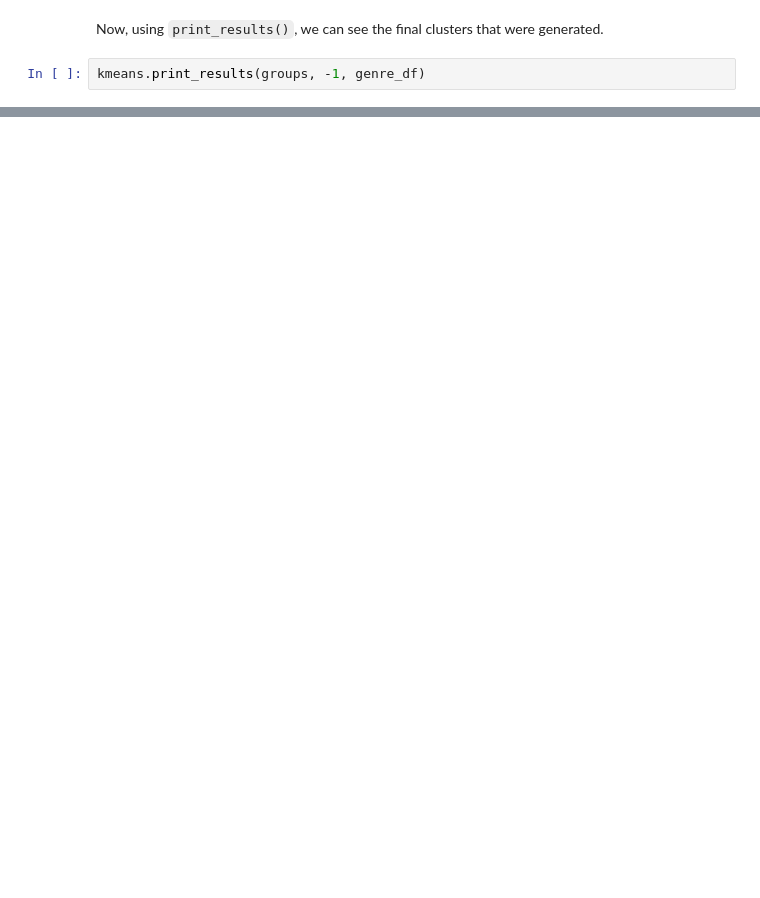
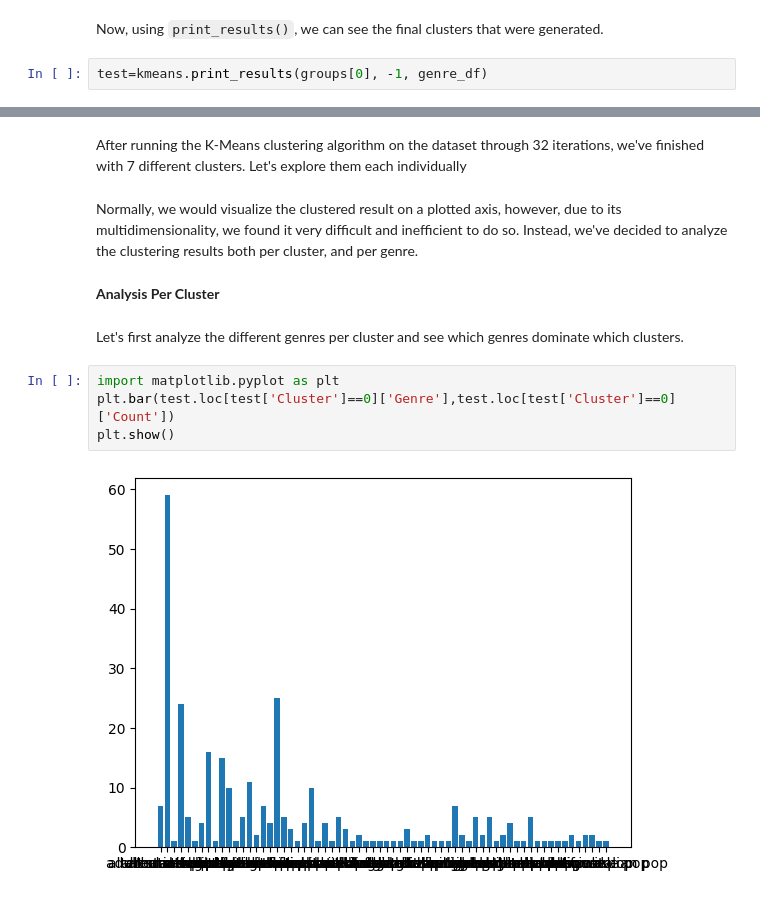
Before and after one commit to JarrettTo/CSMODEL, a Jupyter notebook: CSMODEL-Project-X23-Group7.zip.ipynb, the cells around one changed output, grey strips where cells are left out. Drawn from its saved outputs; the diff is of its cells as text; blank space fills up the shorter version.

Commit message:
added summary of clustering results

```diff
--- a/CSMODEL-Project-X23-Group7.zip.ipynb
+++ b/CSMODEL-Project-X23-Group7.zip.ipynb
@@ -340,4 +765,4 @@ groups = kmeans.train(genre_df, 300)
 # %% [markdown]
 Now, using `print_results()`, we can see the final clusters that were generated.
 # %%
-kmeans.print_results(groups, -1, genre_df)
+test=kmeans.print_results(groups[0], -1, genre_df)
@@ -343,0 +906,14 @@ kmeans.print_results(groups, -1, genre_df)
+# %% [markdown]
+After running the K-Means clustering algorithm on the dataset through 32 iterations, we've finished with 7 different clusters. Let's explore them each individually
+# %% [markdown]
+Normally, we would visualize the clustered result on a plotted axis, however, due to its multidimensionality, we found it very difficult and inefficient to do so. Instead, we've decided to analyze the clustering results both per cluster, and per genre.
+# %% [markdown]
+**Analysis Per Cluster**
+# %% [markdown]
+Let's first analyze the different genres per cluster and see which genres dominate which clusters.
+# %%
+import matplotlib.pyplot as plt
+plt.bar(test.loc[test['Cluster']==0]['Genre'],test.loc[test['Cluster']==0]['Count'])
+plt.show()
+# %% [output]
+[figure, added]
```
Also changed, not shown: parts of 87 cells of this notebook, 4 other files.
